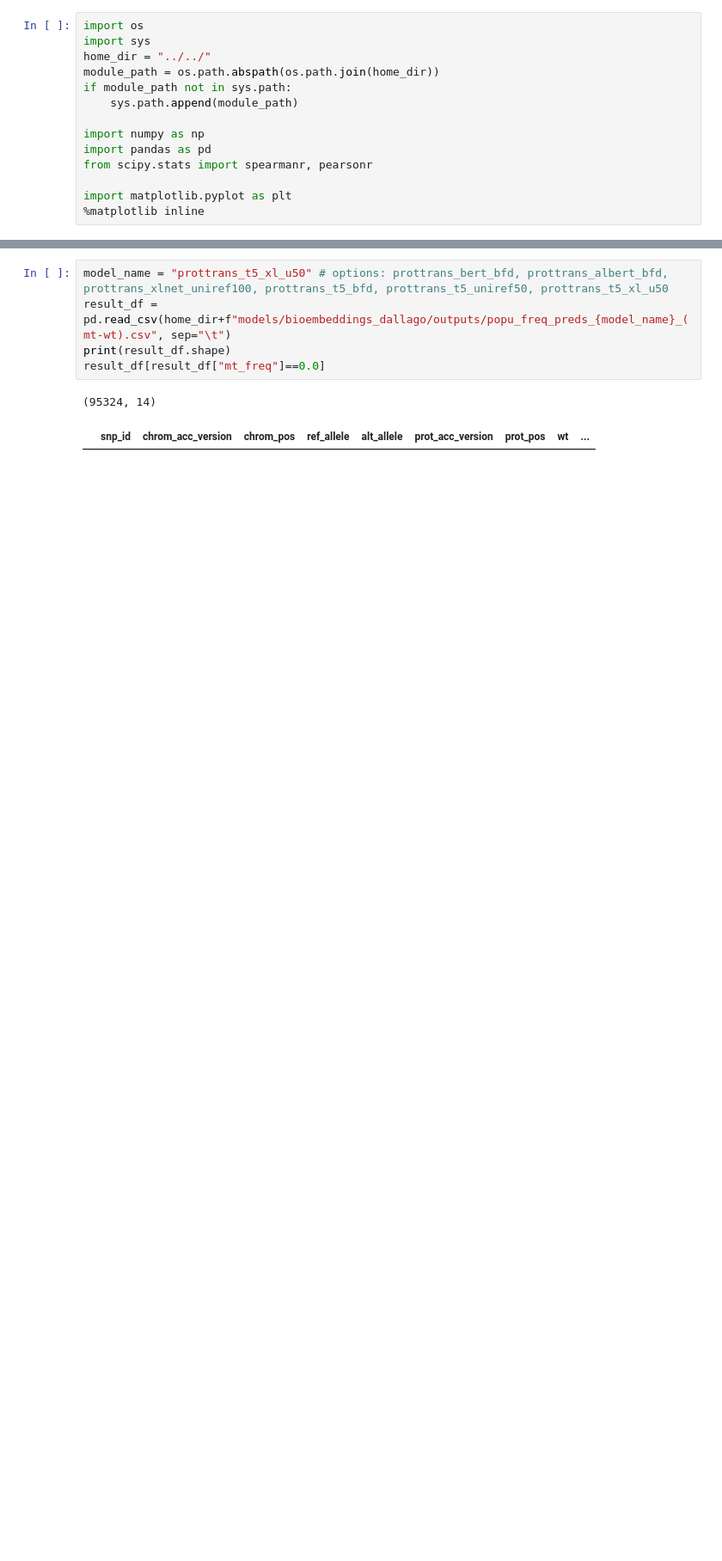
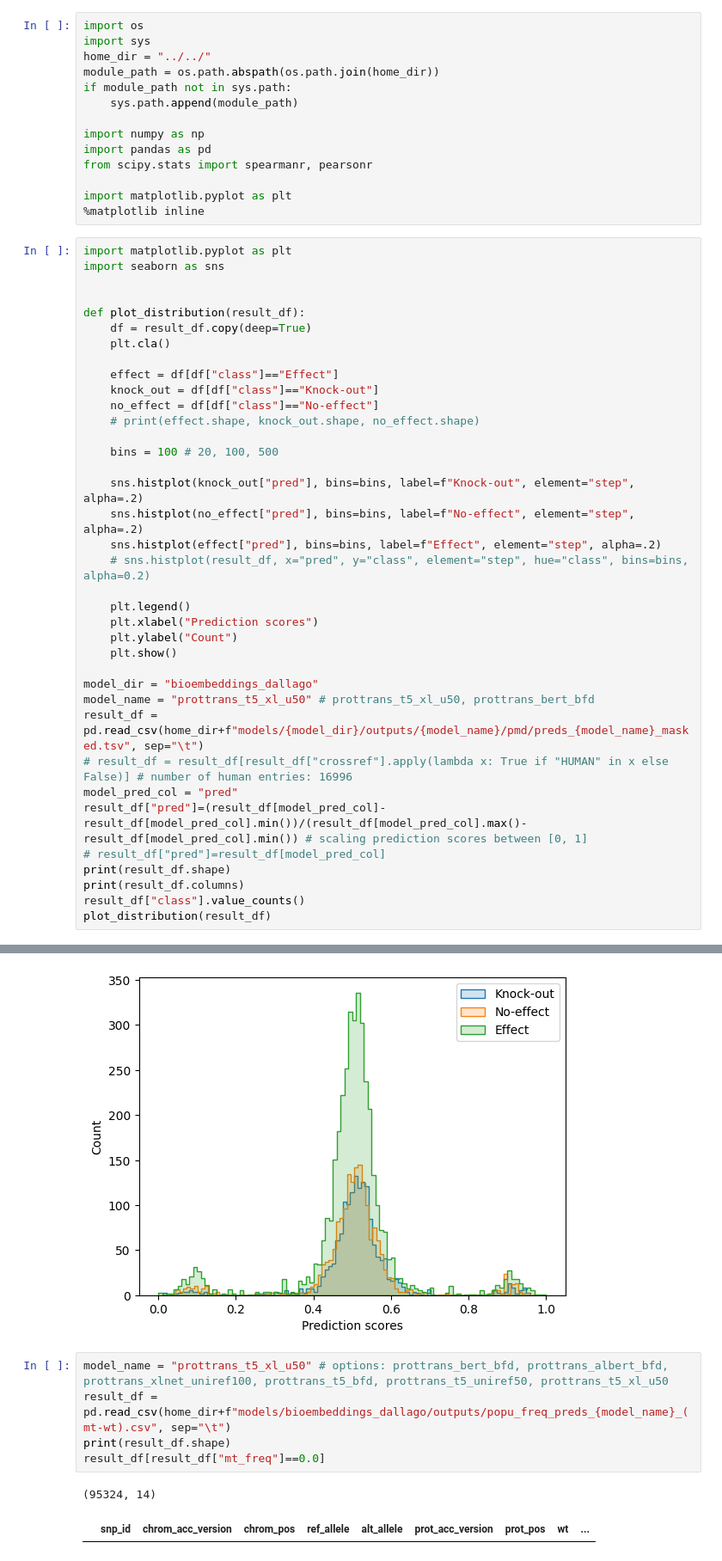
Before and after one commit to akabiraka/variant_effect_analysis, a Jupyter notebook: models/bioembeddings_dallago/popu_freq_pred_analysis.ipynb, the cells around one changed output, grey strips where cells are left out. Shown at 86% size. Cells and saved outputs as stored; diff of their text form; blank space fills up the shorter version.

```diff
--- a/models/bioembeddings_dallago/popu_freq_pred_analysis.ipynb
+++ b/models/bioembeddings_dallago/popu_freq_pred_analysis.ipynb
@@ -12,3 +12,41 @@ from scipy.stats import spearmanr, pearsonr
 
 import matplotlib.pyplot as plt
 %matplotlib inline
+# %%
+import matplotlib.pyplot as plt
+import seaborn as sns
+
+
+def plot_distribution(result_df):
+    df = result_df.copy(deep=True)
+    plt.cla()
+
+    effect = df[df["class"]=="Effect"]
+    knock_out = df[df["class"]=="Knock-out"]
+    no_effect = df[df["class"]=="No-effect"]
+    # print(effect.shape, knock_out.shape, no_effect.shape)
+
+    bins = 100 # 20, 100, 500
+
+    sns.histplot(knock_out["pred"], bins=bins, label=f"Knock-out", element="step", alpha=.2)
+    sns.histplot(no_effect["pred"], bins=bins, label=f"No-effect", element="step", alpha=.2)
+    sns.histplot(effect["pred"], bins=bins, label=f"Effect", element="step", alpha=.2)
+    # sns.histplot(result_df, x="pred", y="class", element="step", hue="class", bins=bins, alpha=0.2)
+
+    plt.legend()
+    plt.xlabel("Prediction scores")
+    plt.ylabel("Count")
+    plt.show()
+
+model_dir = "bioembeddings_dallago"
+model_name = "prottrans_t5_xl_u50" # prottrans_t5_xl_u50, prottrans_bert_bfd
+result_df = pd.read_csv(home_dir+f"models/{model_dir}/outputs/{model_name}/pmd/preds_{model_name}_masked.tsv", sep="\t")
+# result_df = result_df[result_df["crossref"].apply(lambda x: True if "HUMAN" in x else False)] # number of human entries: 16996
+model_pred_col = "pred"
+result_df["pred"]=(result_df[model_pred_col]-result_df[model_pred_col].min())/(result_df[model_pred_col].max()-result_df[model_pred_col].min()) # scaling prediction scores between [0, 1]
+# result_df["pred"]=result_df[model_pred_col]
+print(result_df.shape)
+print(result_df.columns)
+result_df["class"].value_counts()
+plot_distribution(result_df)
+# %% [output]
@@ -15,3 +62,4 @@ import matplotlib.pyplot as plt
+[figure, added]
 # %%
 model_name = "prottrans_t5_xl_u50" # options: prottrans_bert_bfd, prottrans_albert_bfd, prottrans_xlnet_uniref100, prottrans_t5_bfd, prottrans_t5_uniref50, prottrans_t5_xl_u50
 result_df = pd.read_csv(home_dir+f"models/bioembeddings_dallago/outputs/popu_freq_preds_{model_name}_(mt-wt).csv", sep="\t")
```
Also changed, not shown: parts of 1 cell of this notebook, 19 other files.
